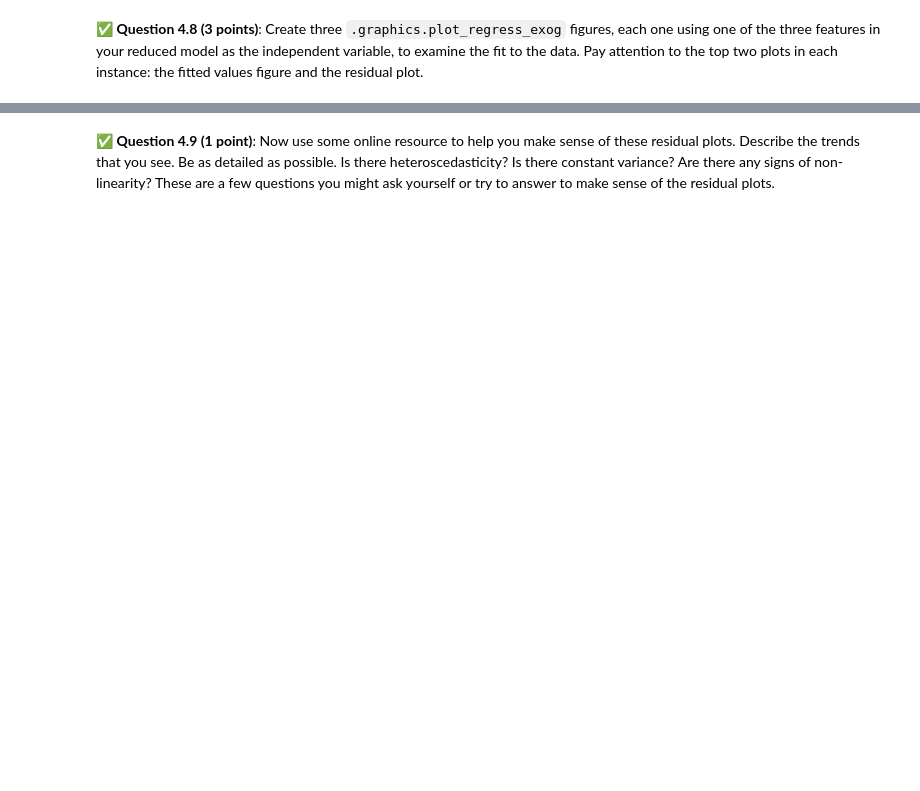
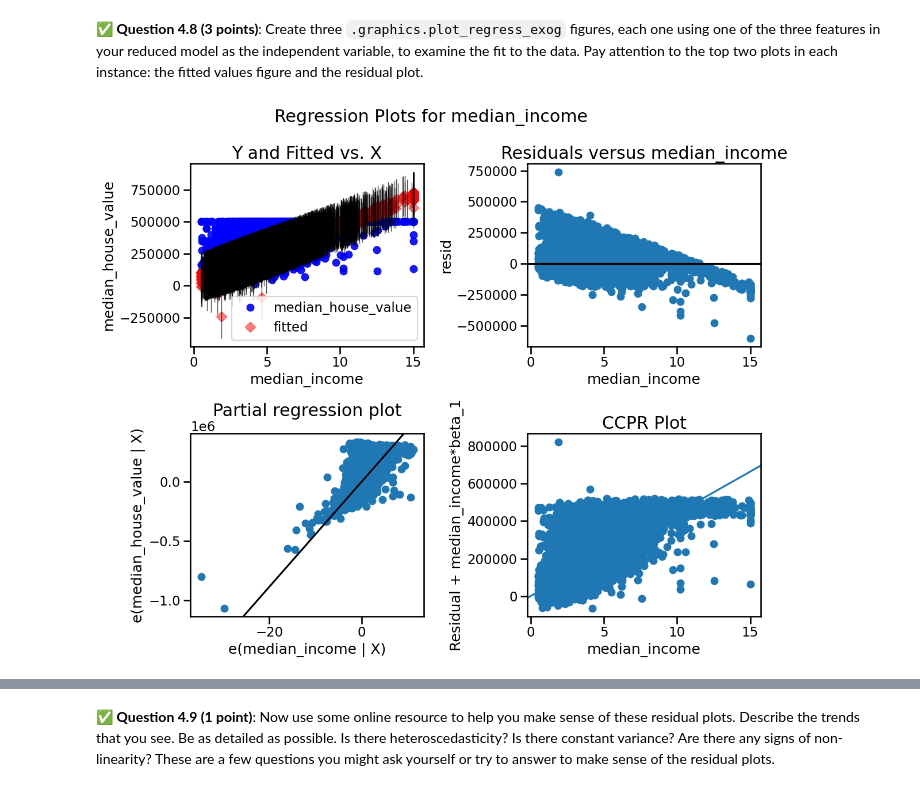
Before and after one commit to Zwillbeast659/CMSE202-f25-turnin, a Jupyter notebook: hw-03/HW-03_Regression-F25-STUDENT.ipynb, the cells around one changed output, grey strips where cells are left out. Saved outputs shown, nothing was run; the diff lists cells and outputs as text; code cells hidden in the pictures; blank space fills up the shorter version.

```diff
--- a/hw-03/HW-03_Regression-F25-STUDENT.ipynb
+++ b/hw-03/HW-03_Regression-F25-STUDENT.ipynb
@@ -336,0 +335,15 @@ In this part, we will explore multivariable regression on the same California Ho
+# %%
+# Put your code here
+y = housingdfclean['median_house_value']
+
+# Define independent variables (all other columns except the target)
+X = housingdfclean.drop('median_house_value', axis=1)
+
+# Add a constant term so the model includes an intercept
+X = sm.add_constant(X)
+
+# Fit the multiple linear regression model
+model = sm.OLS(y, X).fit()
+
+# Display the summary of the regression
+print(model.summary())
@@ -360,0 +390,9 @@ Multicollinearity is a statistical phenomenon where some of the features in a mo
+# %%
+# Put your code here
+y = housingdfclean['median_house_value']
+X = housingdfclean[['median_income', 'avg_rooms', 'housing_median_age']]
+
+X = sm.add_constant(X)
+model_simple = sm.OLS(y, X).fit()
+
+print(model_simple.summary())
@@ -376,0 +442,13 @@ Multicollinearity is a statistical phenomenon where some of the features in a mo
+# %%
+# Put your code here
+y = housingdfclean['median_house_value']
+X = housingdfclean[['median_income', 'avg_rooms', 'housing_median_age']]
+X = sm.add_constant(X)
+model_simple = sm.OLS(y, X).fit()
+
+fig1 = sm.graphics.plot_regress_exog(model_simple, 'median_income', fig=plt.figure(figsize=(12, 10)))
+
+plt.tight_layout()
+plt.show();
+# %% [output]
+[figure, added]
```
Also changed, not shown: parts of 21 cells of this notebook.
